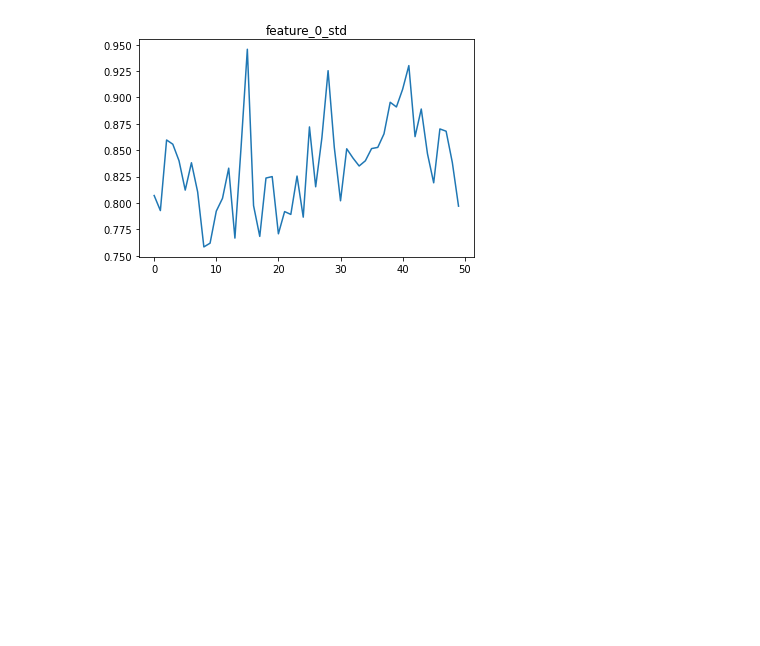
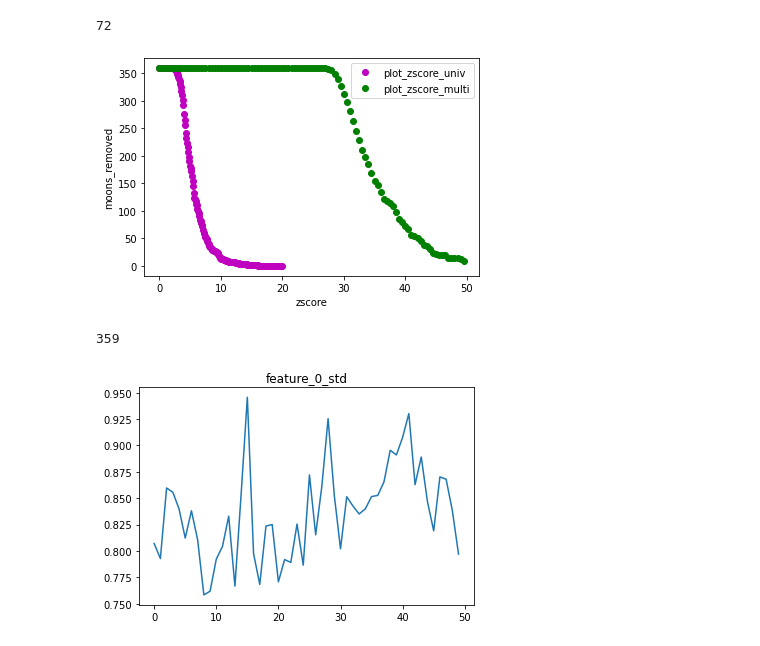
Before and after one commit to crunchdao/feature-engineering, a Jupyter notebook: src/outlier.ipynb, the cells around one changed output. Saved outputs shown, nothing was run; the diff lists cells and outputs as text; code cells hidden in the pictures; blank space fills up the shorter version.

Commit message:
add: progress_apply, plot_zscore

```diff
--- a/src/outlier.ipynb
+++ b/src/outlier.ipynb
@@ -49,0 +22,2 @@ cross_sectional_moments
+# %%
+df = pd.read_csv("../data/cross_sectional_moments.csv")
@@ -51,0 +56,26 @@ import matplotlib.pyplot as plt
+# %%
+detect_outliers_zscore(df, threshold=7).sum()
+# %% [output]
+72
+# %%
+lis= []
+for threshold  in tqdm(np.arange(0,20,.1)):
+    lis.append(detect_outliers_zscore(df, threshold=threshold).sum())
+# %%
+plot_zscore_univ, = plt.plot(np.arange(0,20,.1), lis, "mo")
+plot_zscore_multi, = plt.plot(np.arange(0,50,0.5), lis2, "go")
+plot_zscore_univ.set_label("plot_zscore_univ")
+plot_zscore_univ.set_linewidth(0.1)
+plot_zscore_multi.set_label("plot_zscore_multi")
+plt.xlabel("zscore")
+plt.ylabel("moons_removed")
+plt.legend()
+#plt.vlines(x=3, ymin=0, ymax=350,colors= "r")
+#plt.xticks([1,2])
+plt.savefig("outlier.png", facecolor='w', edgecolor='w')
+# %% [output]
+[figure, added]
+# %%
+detect_outliers_zscore_kurtosis(df, threshold=184).sum()
+# %% [output]
+359
```
Also changed, not shown: parts of 12 cells of this notebook, 4 other files.
